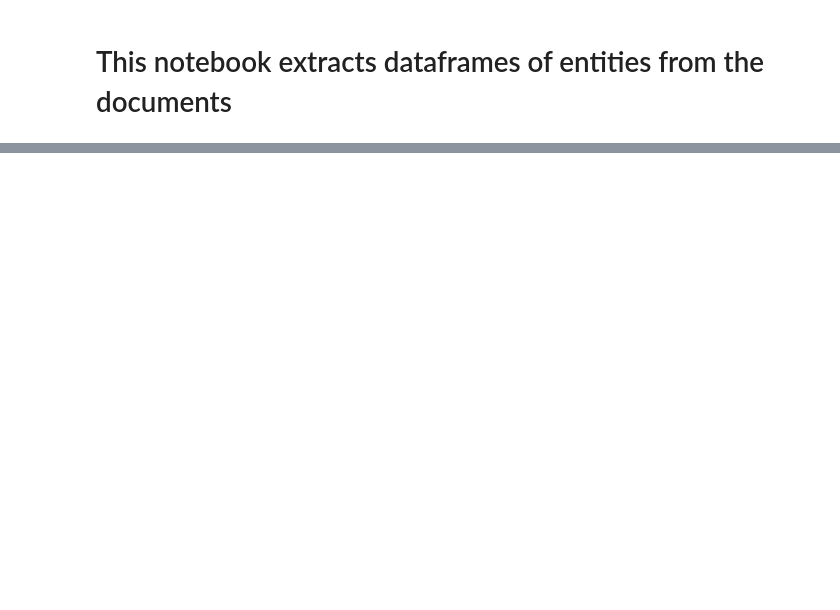
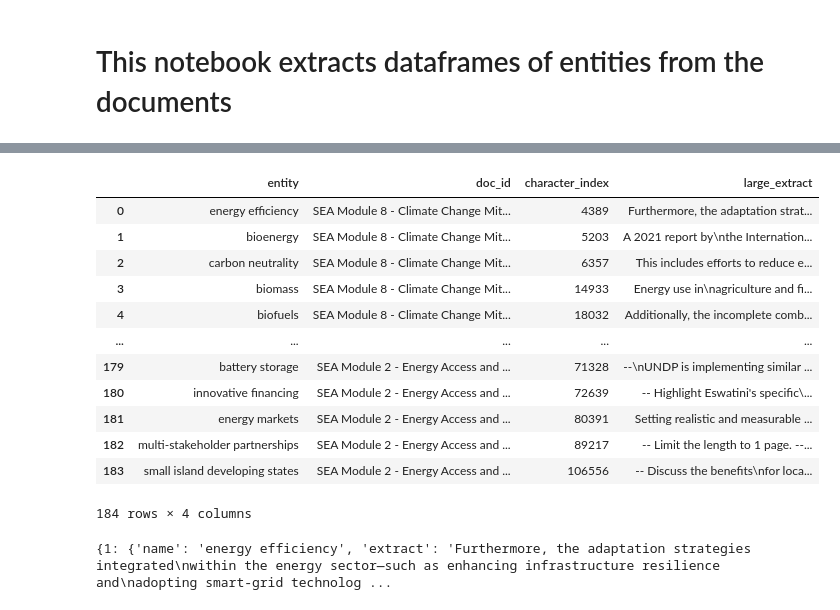
Before and after one commit to UNDP-Data/dsc-energy-knowledge-graph, a Jupyter notebook: 01_Code/KG augmentation.ipynb, the cells around one changed output, grey strips where cells are left out. Drawn from its saved outputs; the diff is of its cells as text; code cells hidden in the pictures; blank space fills up the shorter version.

```diff
--- a/01_Code/KG augmentation.ipynb
+++ b/01_Code/KG augmentation.ipynb
@@ -13,21 +78,29 @@ relations = pd.read_csv(rel_path, delimiter=';')
+# %%
+def read_files(api_folder_path):
+    documents = []
+    for filename in os.listdir(api_folder_path):
+        file_path = os.path.join(api_folder_path, filename)
+        with open(os.path.join(file_path), 'r') as file:
+            data = file.read()
+        documents.append((filename, data))
+    return documents
 # %%
-import pandas as pd
-import re
 
-def extract_entities_from_documents(documents):
+def extract_entities_from_documents(documents, entities):
     """
     Extracts entities from documents and creates a DataFrame with the following columns:
     entity, doc_id, character_index, large_extract.
 
     Parameters:
     documents (list of tuples): List of tuples where each tuple contains (doc_id, document_text)
+    entities (list of str): List of entities to search for in the documents
 
     Returns:
     pd.DataFrame: DataFrame with the extracted entity information.
     """
-    # Define a simple pattern for entity extraction (for demonstration purposes)
-    # This should be replaced with a more sophisticated entity recognition approach
-    entity_pattern = re.compile(r'\b(Sustainable Energy Academy|energy|academy|module)\b', re.IGNORECASE)
+
+    # Create a regex pattern from the list of entities
+    entity_pattern = re.compile(r'\b(' + '|'.join(map(re.escape, entities)) + r')\b', re.IGNORECASE)
 
     data = []
 
@@ -48,12 +121,3 @@ def extract_entities_from_documents(documents):
 
     df = pd.DataFrame(data)
     return df
-
-# Example usage
-documents = [
-    ('SEH1', "The Sustainable Energy Academy offers various modules on energy efficiency."),
-    ('2', "One of the key focuses of the academy is sustainable energy solutions."),
-]
-
-df = extract_entities_from_documents(documents)
-print(df)
@@ -237,0 +327,20 @@ CSV updated and JSON file created successfully.
+# %%
+documents = read_files('../02_Input/01_SEH_Academy/')
+# %%
+df = extract_entities_from_documents(documents, entities)
+# %%
+df
+# %% [output]
+|  | entity | doc_id | character_index | large_extract |
+| 0 | energy efficiency | SEA Module 8 - Climate Change Mit... | 4389 | Furthermore, the adaptation strat... |
+| 1 | bioenergy | SEA Module 8 - Climate Change Mit... | 5203 | A 2021 report by\nthe Internation... |
+| 2 | carbon neutrality | SEA Module 8 - Climate Change Mit... | 6357 | This includes efforts to reduce e... |
+| 3 | biomass | SEA Module 8 - Climate Change Mit... | 14933 | Energy use in\nagriculture and fi... |
+| 4 | biofuels | SEA Module 8 - Climate Change Mit... | 18032 | Additionally, the incomplete comb... |
+| ... | ... | ... | ... | ... |
+| 179 | battery storage | SEA Module 2 - Energy Access and ... | 71328 | --\nUNDP is implementing similar ... |
+| 180 | innovative financing | SEA Module 2 - Energy Access and ... | 72639 | -- Highlight Eswatini's specific\... |
+| 181 | energy markets | SEA Module 2 - Energy Access and ... | 80391 | Setting realistic and measurable ... |
+| 182 | multi-stakeholder partnerships | SEA Module 2 - Energy Access and ... | 89217 | -- Limit the length to 1 page. --... |
+| 183 | small island developing states | SEA Module 2 - Energy Access and ... | 106556 | -- Discuss the benefits\nfor loca... |
+184 rows × 4 columns
@@ -237,0 +349,4 @@ CSV updated and JSON file created successfully.
+# %%
+print (entity_dict)
+# %% [output]
+{1: {'name': 'energy efficiency', 'extract': 'Furthermore, the adaptation strategies integrated\nwithin the energy sector—such as enhancing infrastructure resilience and\nadopting smart-grid technolog ...
```
Also changed, not shown: parts of 24 cells of this notebook, 9 other files.
